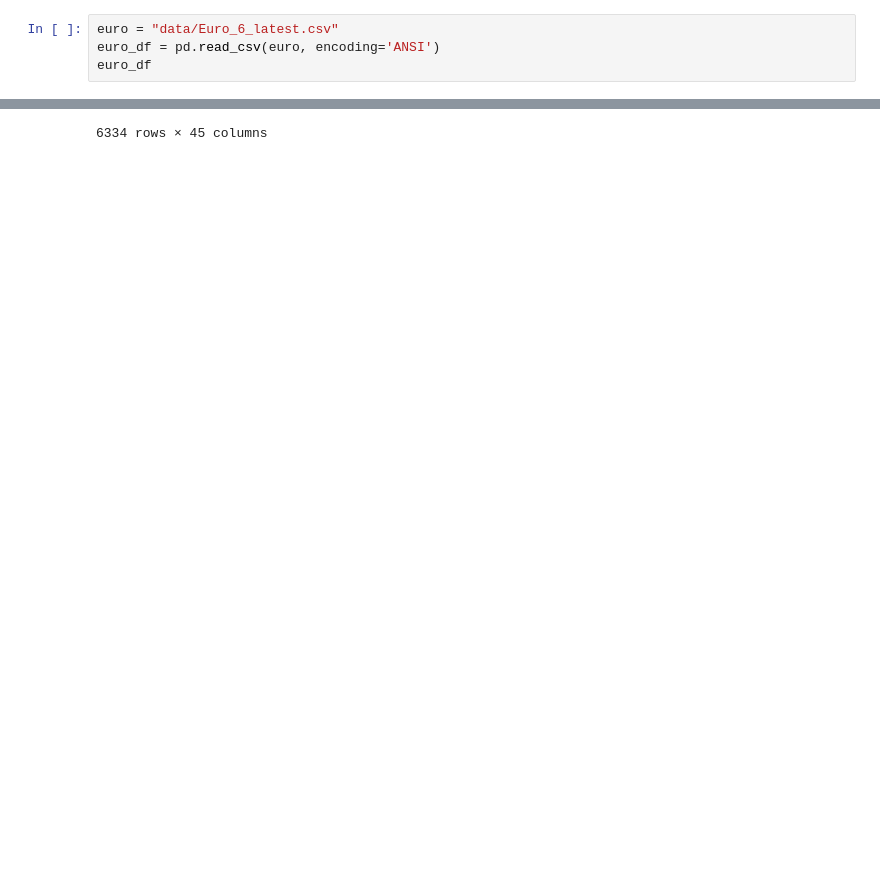
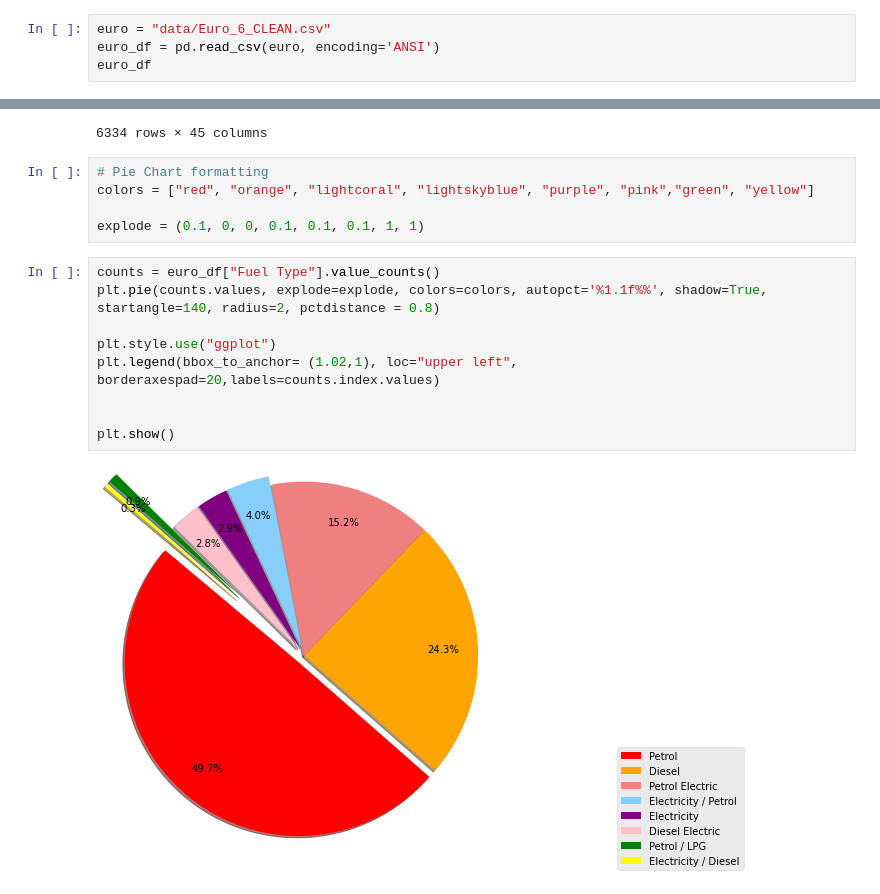
Before and after one commit to grilgamesh/How-important-is-the-change-to-electric-cars-, a Jupyter notebook: datalook.ipynb, the cells around one changed output, grey strips where cells are left out. Cells and saved outputs as stored; diff of their text form; blank space fills up the shorter version.

```diff
--- a/datalook.ipynb
+++ b/datalook.ipynb
@@ -6,7 +6,7 @@ import scipy.stats as st
 import numpy as np
 import random
 # %%
-euro = "data/Euro_6_latest.csv"
+euro = "data/Euro_6_CLEAN.csv"
 euro_df = pd.read_csv(euro, encoding='ANSI')
 euro_df
 # %% [output]
@@ -23,3 +23,19 @@ euro_df
 | 6332 | VOLVO | XC90, MY22 | Recharge T8 Plug-in Hybrid R-Desi... | 8A-AWD | Automatic | 1969.0 | Electricity / Petrol | ... |
 | 6333 | VOLVO | XC90, MY22 | Recharge T8 Plug-in Hybrid R-Desi... | 8A-AWD | Automatic | 1969.0 | Electricity / Petrol | ... |
 6334 rows × 45 columns
+# %%
+# Pie Chart formatting
+colors = ["red", "orange", "lightcoral", "lightskyblue", "purple", "pink","green", "yellow"]
+
+explode = (0.1, 0, 0, 0.1, 0.1, 0.1, 1, 1)
+# %%
+counts = euro_df["Fuel Type"].value_counts()
+plt.pie(counts.values, explode=explode, colors=colors, autopct='%1.1f%%', shadow=True, startangle=140, radius=2, pctdistance = 0.8)
+
+plt.style.use("ggplot")
+plt.legend(bbox_to_anchor= (1.02,1), loc="upper left", borderaxespad=20,labels=counts.index.values)
+
+
+plt.show()
+# %% [output]
+[figure, added]
```
Also changed, not shown: parts of 11 cells of this notebook, 1 other file.
